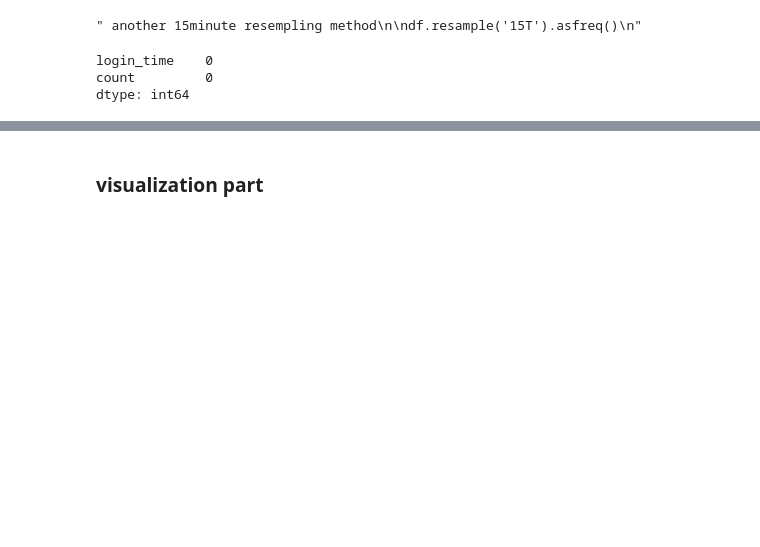
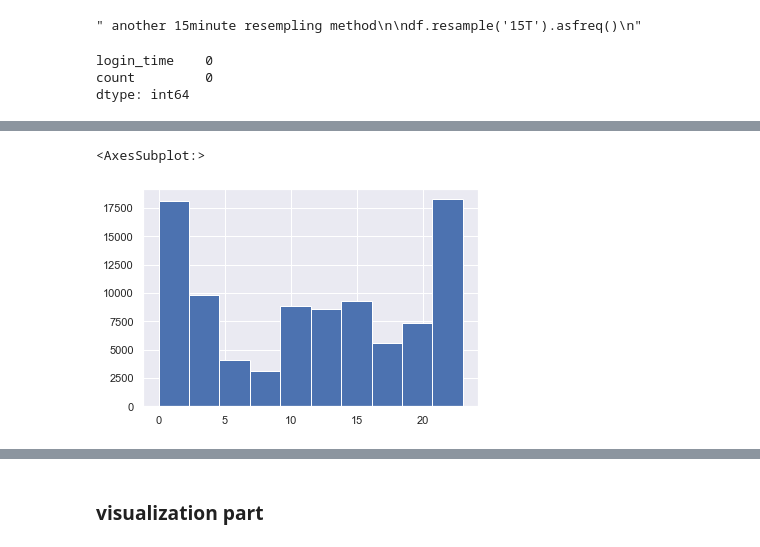
Before and after one commit to faikbak/01_first_notebook, a Jupyter notebook: ultimate challenge/ultimate challenge.ipynb, the cells around one changed output, grey strips where cells are left out. Drawn from its saved outputs; the diff is of its cells as text; code cells hidden in the pictures; blank space fills up the shorter version.

```diff
--- a/ultimate challenge/ultimate challenge.ipynb
+++ b/ultimate challenge/ultimate challenge.ipynb
@@ -138,0 +153,5 @@ Name: login_time, Length: 93142, dtype: int64
+# %%
+hours.hist()
+# %% [output]
+<AxesSubplot:>
+[figure, added]
```
Also changed, not shown: parts of 49 cells of this notebook.
